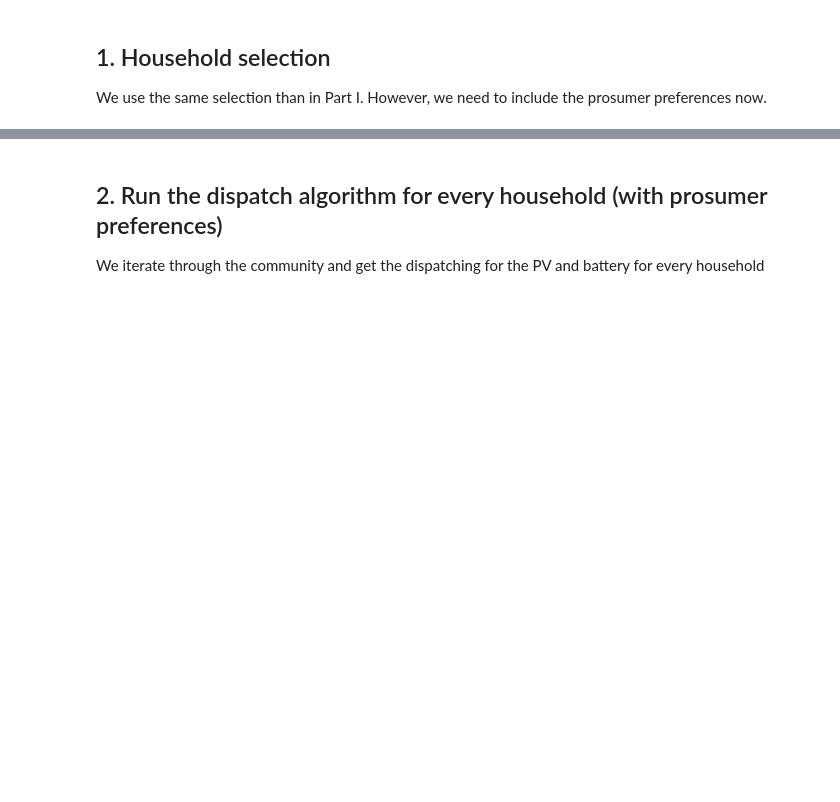
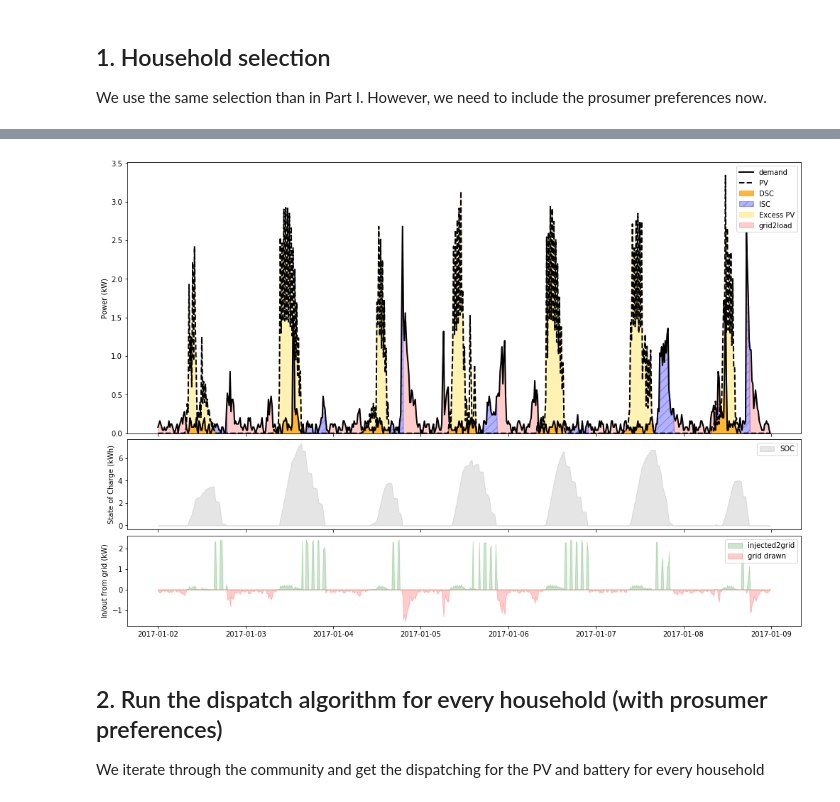
Before and after one commit to alefunxo/Solar_communities, a Jupyter notebook: src/community_P2P.ipynb, the cells around one changed output, grey strips where cells are left out. Drawn from its saved outputs; the diff is of its cells as text; code cells hidden in the pictures; blank space fills up the shorter version.

```diff
--- a/src/community_P2P.ipynb
+++ b/src/community_P2P.ipynb
@@ -839,0 +799,5 @@ We use the same selection than in Part I. However, we need to include the prosum
+# %%
+time        = np.arange(0, 35040, 1)
+prices   = (np.sin(time)+1)/2*0.29
+# %%
+prices_binned=np.digitize(prices,bins=[0.04,0.12,0.20,0.28])
@@ -839,0 +810,2 @@ We use the same selection than in Part I. However, we need to include the prosum
+# %%
+prices_binned[prices_binned==0]=1
@@ -839,0 +820,3 @@ We use the same selection than in Part I. However, we need to include the prosum
+# %%
+%%time
+a=dispatch_max_sc_bhv(df_CH_kW.E_PV*selection.PV_size[i],df_CH_kW.loc[:,str(selection.name[i])],df_bhv_paired[df_bhv_paired.id==selection.name[i]],prices_binned,selection.PV_size[i]/1.2,param_tech)
@@ -839,0 +1016,4 @@ We use the same selection than in Part I. However, we need to include the prosum
+# %%
+plot_dispatch(df_CH_kW.E_PV*selection.PV_size[i],df_CH_kW.loc[:,str(selection.name[i])],a,week=1)
+# %% [output]
+[figure, added]
```
Also changed, not shown: parts of 93 cells of this notebook, 1 other file.
